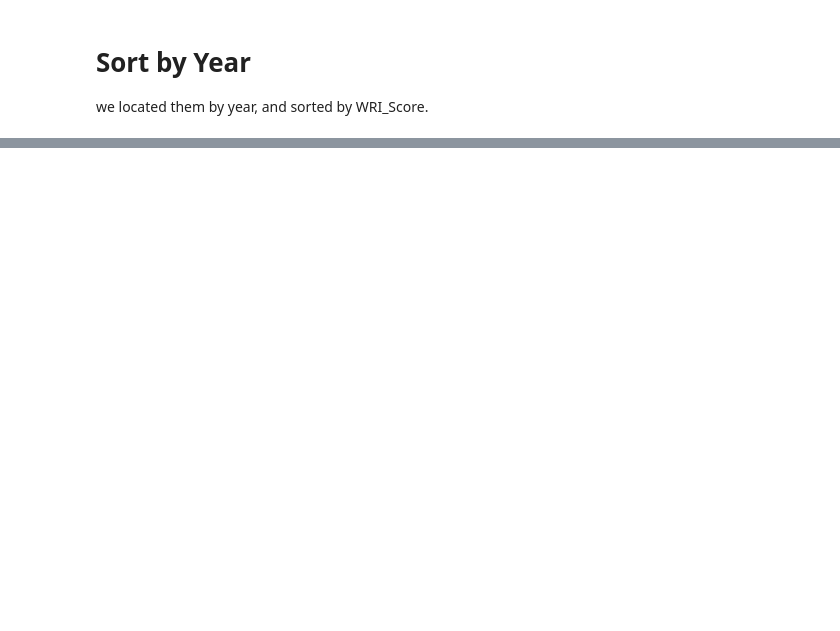
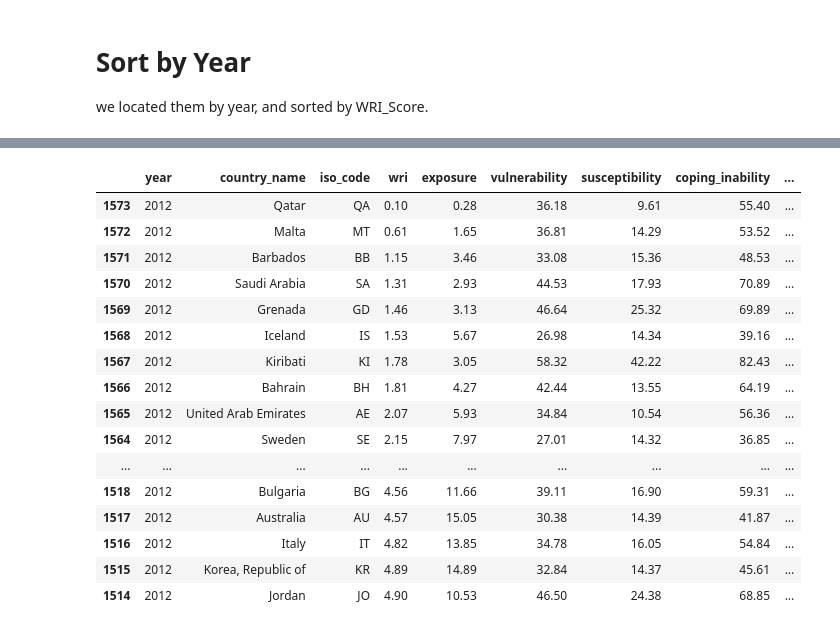
Before and after one commit to herzf012/world-disaster-risk-visualization, a Jupyter notebook: rank_by_wri.ipynb, the cells around one changed output, grey strips where cells are left out. Cells and saved outputs as stored; diff of their text form; code cells hidden in the pictures; blank space fills up the shorter version.

```diff
--- a/rank_by_wri.ipynb
+++ b/rank_by_wri.ipynb
@@ -115,0 +134,4 @@ wri_2021_df.sort_values("WRI_Score", ascending = True).head(60)
+# %%
+# 2012
+wri_2012_df = wri_rank_transformed_df.loc[(wri_rank_df["year"] == 2012)]
+wri_2012_df
@@ -115,0 +152,21 @@ wri_2021_df.sort_values("WRI_Score", ascending = True).head(60)
+# %%
+# top 60 least weather risk contries
+wri_2012_df.sort_values("wri", ascending = True).head(60)
+# %% [output]
+|  | year | country_name | iso_code | wri | exposure | vulnerability | susceptibility | coping_inability | ... |
+| 1573 | 2012 | Qatar | QA | 0.10 | 0.28 | 36.18 | 9.61 | 55.40 | ... |
+| 1572 | 2012 | Malta | MT | 0.61 | 1.65 | 36.81 | 14.29 | 53.52 | ... |
+| 1571 | 2012 | Barbados | BB | 1.15 | 3.46 | 33.08 | 15.36 | 48.53 | ... |
+| 1570 | 2012 | Saudi Arabia | SA | 1.31 | 2.93 | 44.53 | 17.93 | 70.89 | ... |
+| 1569 | 2012 | Grenada | GD | 1.46 | 3.13 | 46.64 | 25.32 | 69.89 | ... |
+| 1568 | 2012 | Iceland | IS | 1.53 | 5.67 | 26.98 | 14.34 | 39.16 | ... |
+| 1567 | 2012 | Kiribati | KI | 1.78 | 3.05 | 58.32 | 42.22 | 82.43 | ... |
+| 1566 | 2012 | Bahrain | BH | 1.81 | 4.27 | 42.44 | 13.55 | 64.19 | ... |
+| 1565 | 2012 | United Arab Emirates | AE | 2.07 | 5.93 | 34.84 | 10.54 | 56.36 | ... |
+| 1564 | 2012 | Sweden | SE | 2.15 | 7.97 | 27.01 | 14.32 | 36.85 | ... |
+| ... | ... | ... | ... | ... | ... | ... | ... | ... | ... |
+| 1518 | 2012 | Bulgaria | BG | 4.56 | 11.66 | 39.11 | 16.90 | 59.31 | ... |
+| 1517 | 2012 | Australia | AU | 4.57 | 15.05 | 30.38 | 14.39 | 41.87 | ... |
+| 1516 | 2012 | Italy | IT | 4.82 | 13.85 | 34.78 | 16.05 | 54.84 | ... |
+| 1515 | 2012 | Korea, Republic of | KR | 4.89 | 14.89 | 32.84 | 14.37 | 45.61 | ... |
+| 1514 | 2012 | Jordan | JO | 4.90 | 10.53 | 46.50 | 24.38 | 68.85 | ... |
```
Also changed, not shown: parts of 58 cells of this notebook.
